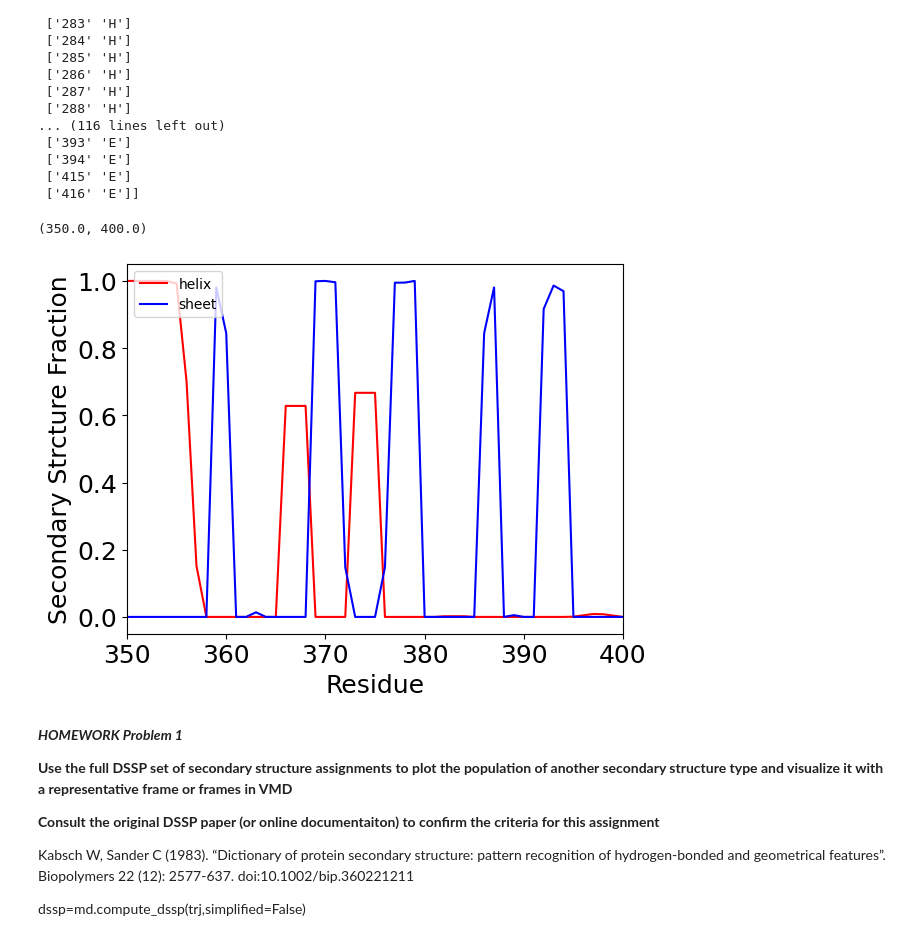
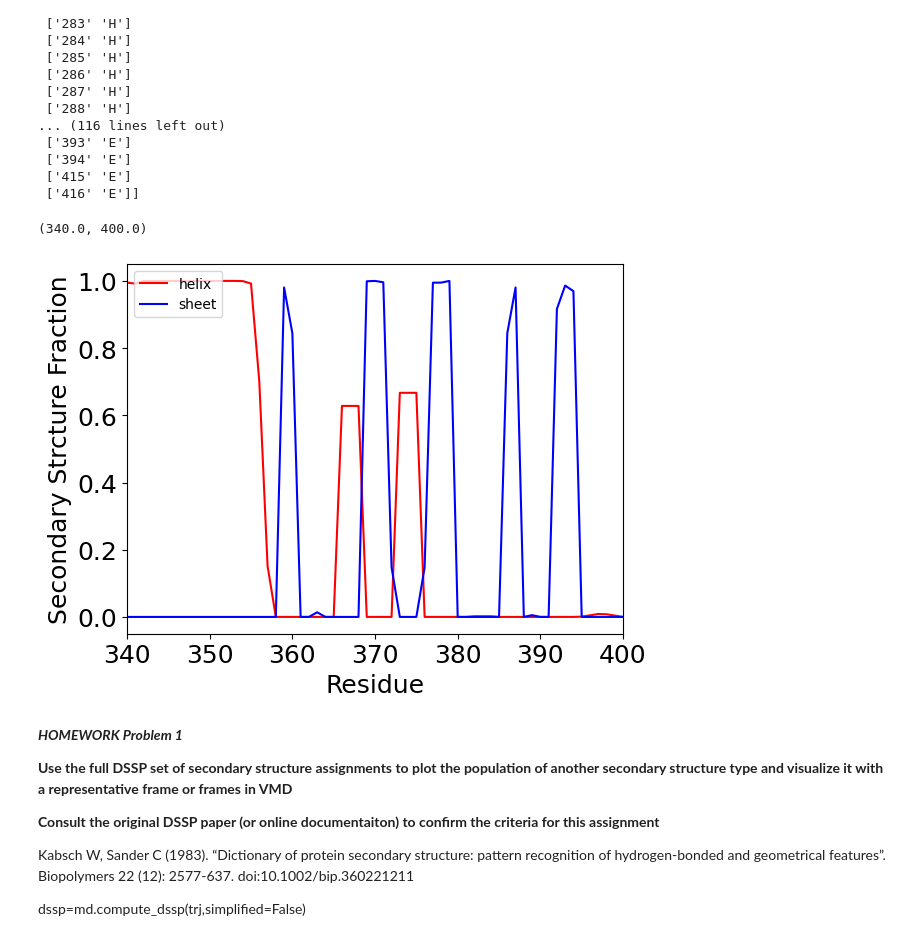
Before and after one commit to jack-mcmahon/CHEM101.6, a Jupyter notebook: Exercise2/CHEM101.6_S24_Project2_jack_mcmahon.ipynb, the cells around one changed output. Saved outputs shown, nothing was run; the diff lists cells and outputs as text; code cells hidden in the pictures.

```diff
--- a/Exercise2/CHEM101.6_S24_Project2_jack_mcmahon.ipynb
+++ b/Exercise2/CHEM101.6_S24_Project2_jack_mcmahon.ipynb
@@ -155,36 +155,36 @@ dssp=md.compute_dssp(trj,simplified=True)
 
 def dssp_convert(dssp):
  dsspH=np.copy(dssp)
  dsspE=np.copy(dssp)
  dsspH[dsspH=='H']=1
  dsspH[dsspH=='E']=0
  dsspH[dsspH=='C']=0
  dsspH[dsspH=='NA']=0
  dsspH=dsspH.astype(int)
  TotalH=np.sum(dsspH,axis=1)
  Hprop=np.sum(dsspH,axis=0).astype(float)/len(dsspE)
 
  dsspE[dsspE=='H']=0
  dsspE[dsspE=='E']=1
  dsspE[dsspE=='C']=0
  dsspE[dsspE=='NA']=0
  dsspE=dsspE.astype(int)
  TotalE=np.sum(dsspE,axis=1)
  Eprop=np.sum(dsspE,axis=0).astype(float)/len(dsspE)
  return Hprop, Eprop
 
 Hprop,Eprop=dssp_convert(dssp)
 plt.plot(residue_num,Hprop,c='r',label='helix')
 plt.plot(residue_num,Eprop,c='b',label='sheet')
 
 plt.legend(loc="upper left")
 plt.xlabel('Residue', size=18)
 plt.ylabel('Secondary Strcture Fraction', size=18)
 plt.tick_params(labelsize=18)
-plt.xlim(350,400)
+plt.xlim(340,400)
 # %% [output]
-(350.0, 400.0)
+(340.0, 400.0)
-[figure, old version]
+[figure, new version]
 # %% [markdown]
 ***HOMEWORK Problem 1***
 
```
Also changed, not shown: parts of 11 cells of this notebook, 6 other files.
